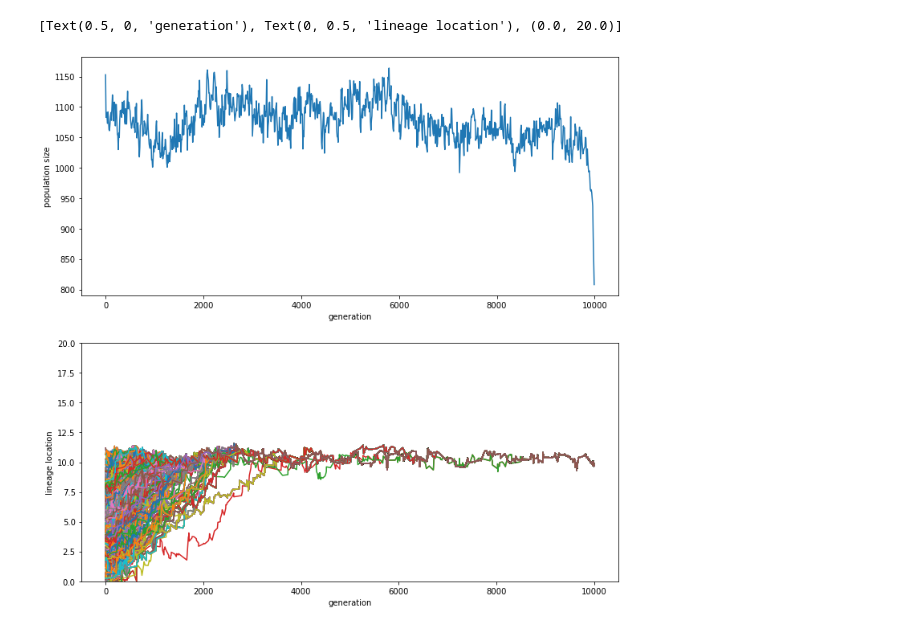
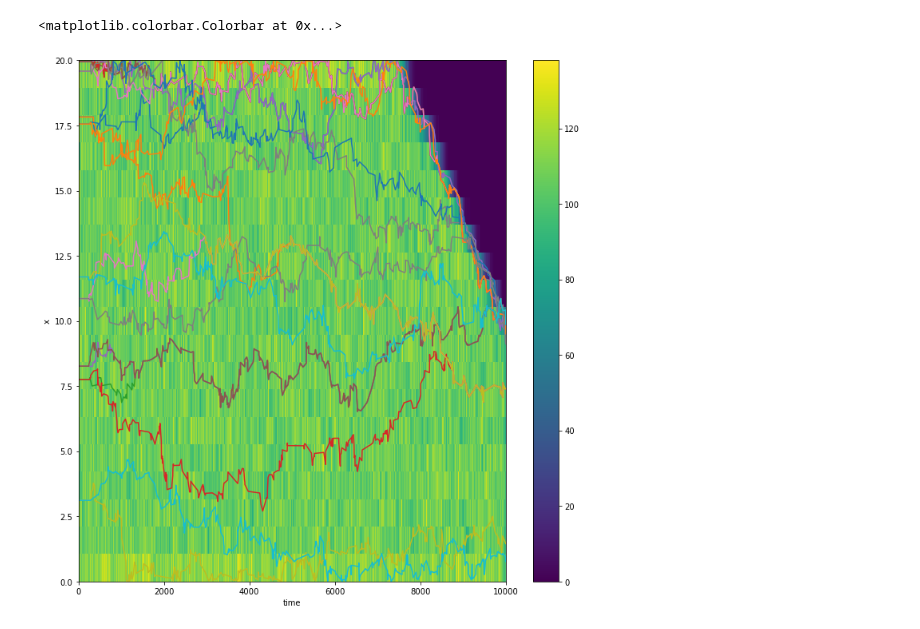
Before and after one commit to petrelharp/lineage_plotting, a Jupyter notebook: pme/spatial_trees.ipynb, the cells around one changed output. Saved outputs shown, nothing was run; the diff lists cells and outputs as text; code cells hidden in the pictures.

Commit message:
plot population size and lineages together

```diff
--- a/pme/spatial_trees.ipynb
+++ b/pme/spatial_trees.ipynb
@@ -57 +39,4 @@ for u in nodes:
+# %%
+paths = lineage_paths(ts)
+paths_stationary = lineage_paths(ts_stationary)
 # %%
@@ -64,17 +47,33 @@ for path in paths:
-# %%
-# Calculate population density over time
-times = np.linspace(0, 10000, 1000)
-overall_popsize = []
-for time in times:
-    overall_popsize.append(len(ts.individuals_alive_at(time)))
+# %%
+# times to calculate population density at
+times = np.linspace(0, np.max(ts.tables.nodes.time), 1000)
+times_stationary = np.linspace(0, np.max(ts_stationary.tables.nodes.time), 1000)
+# x intervals to calculate population density between
+width = 20
+loc_intervals = np.linspace(0, width, 20)
+
+def population_size(ts, times, loc_intervals):
+    # Calculate population size over time and space
+    popsize = np.empty((len(loc_intervals) - 1, len(times)))
+    for i in range(len(times)):
+        time = times[i]
+        indivs = ts.individuals_alive_at(time)
+        indiv_locations = ts.individual_locations[indivs]
+        xloc = indiv_locations[:,0]
+        popsize[:,i] = np.histogram(xloc, bins = loc_intervals)[0]
+    return(popsize)
+# %%
+popsize = population_size(ts, times, loc_intervals)
+popsize_stationary = population_size(ts_stationary, times_stationary, loc_intervals)
 # %%
-fig, (ax1, ax2) = plt.subplots(2, 1, figsize = (12, 12))
+# Plot
+fig, ax1 = plt.subplots(1, 1, figsize = (12, 12))
 # Plot lineage locations over time
-for path in paths:
-    ax2.plot(path[:,0], path[:,1])
-ax1.plot(times[:-1], overall_popsize[:-1])
-ax1.set(xlabel = "generation", ylabel = "population size")
-ax2.set(xlabel = "generation", ylabel = "lineage location", ylim = (0, 20))
+for path in paths[:20]:
+    ax1.plot(path[:,0], path[:,1])
+c = ax1.pcolormesh(np.concatenate([times, [np.diff(times)[-1] + times[-1]]]), loc_intervals, popsize)
+ax1.set(xlabel = "time", ylabel = "x")
+fig.colorbar(c)
 # %% [output]
-[Text(0.5, 0, 'generation'), Text(0, 0.5, 'lineage location'), (0.0, 20.0)]
+<matplotlib.colorbar.Colorbar at 0x...>
-[figure, old version]
+[figure, new version]
```
Also changed, not shown: parts of 7 cells of this notebook.
